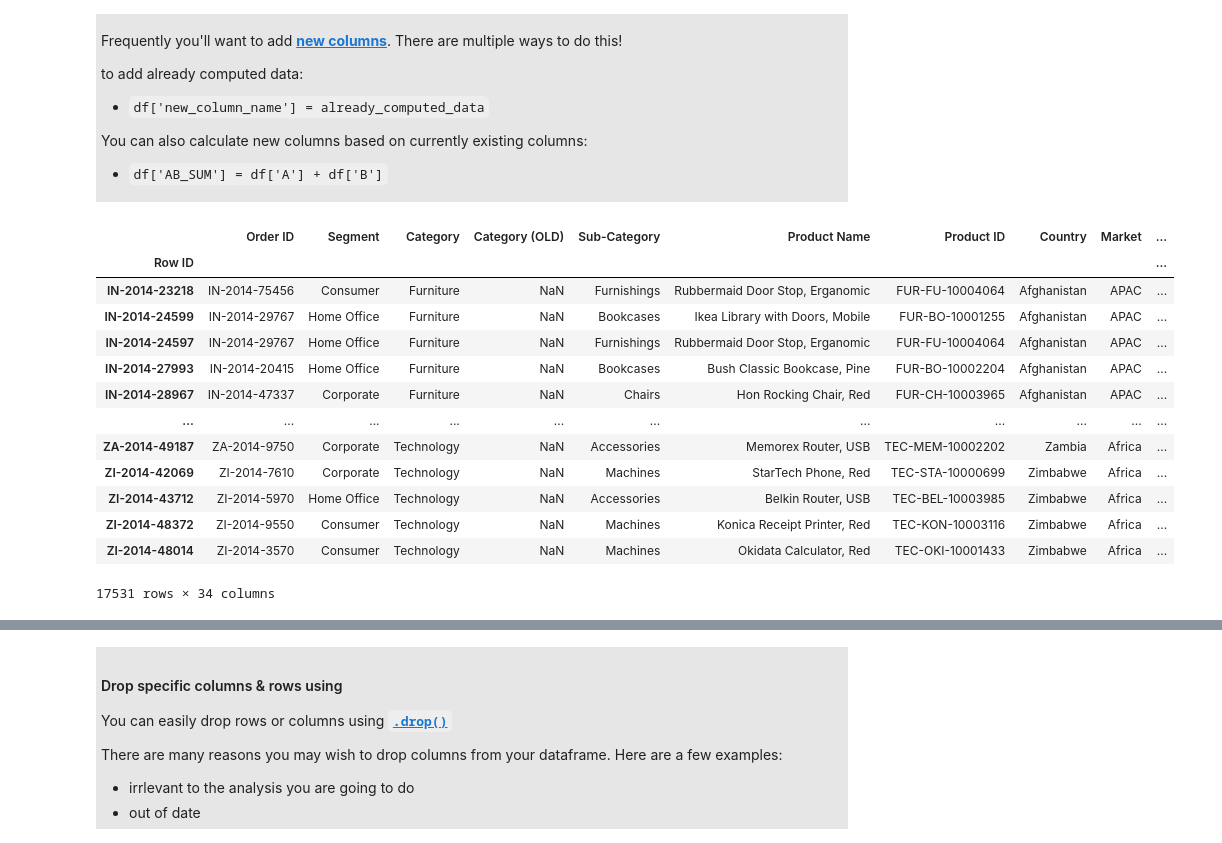
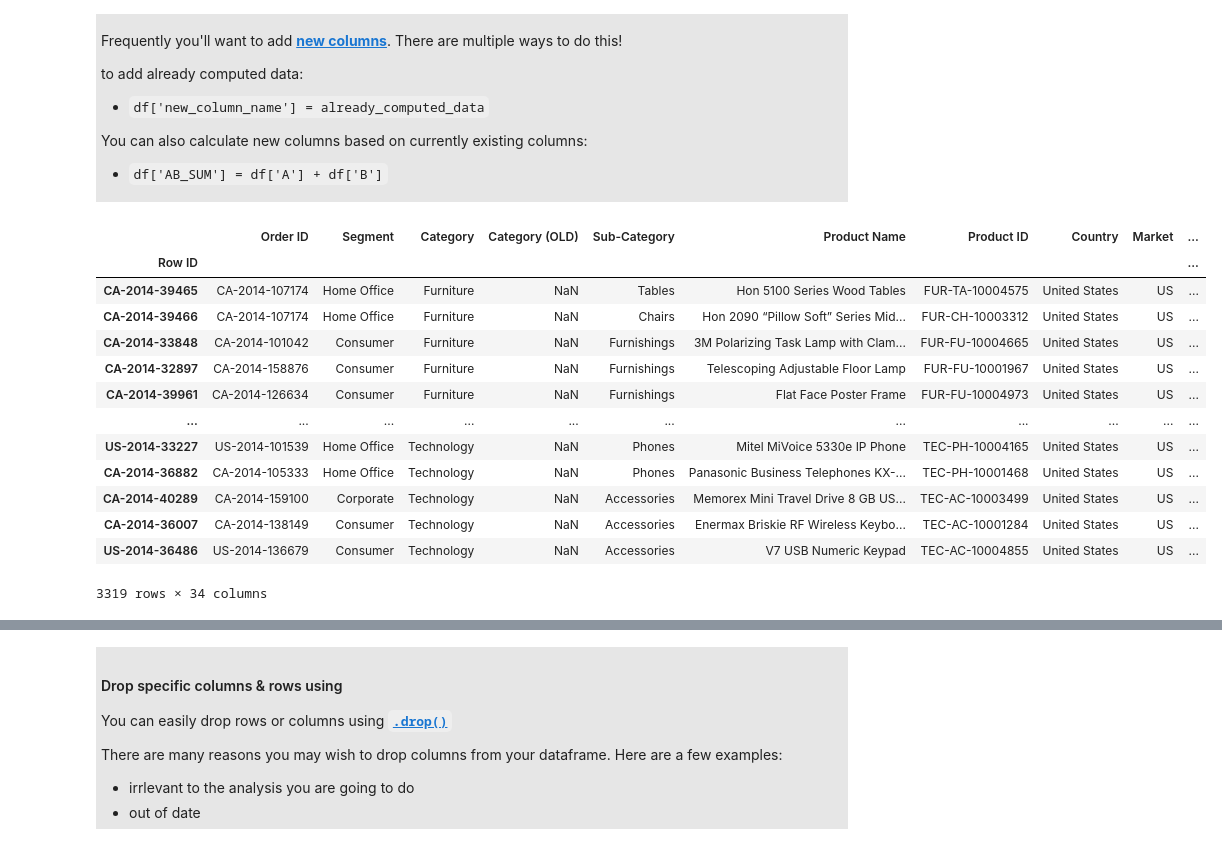
Before and after one commit to AllenInstitute/swdb_2022_python_bootcamp, a Jupyter notebook: PythonBootcamp/06_Introduction_to_Pandas.ipynb, the cells around one changed output, grey strips where cells are left out. Cells and saved outputs as stored; diff of their text form; code cells hidden in the pictures.

```diff
--- a/PythonBootcamp/06_Introduction_to_Pandas.ipynb
+++ b/PythonBootcamp/06_Introduction_to_Pandas.ipynb
@@ -1091,6 +1097,6 @@ manipulation_df[["City, State"]]
 # %%
 # Using , as the separator we will create a new new_string_df containing those two columns
-split_string_df = manipulation_df["City, State"].str.split(",", n = 1, expand = True)
+split_string_df = USA_df["City, State"].str.split(",", n = 1, expand = True)
 
 # view the results
 split_string_df
@@ -1159,30 +1165,30 @@ to add already computed data:
 You can also calculate new columns based on currently existing columns:
 * <code>df['AB_SUM'] = df['A'] + df['B']</code>
 # %%
-# Lets add the "already computed" columns from the split_string_df to our manipulation_df
+# Lets add the "already computed" columns from the split_string_df to our USA_df
 
 # add the new columns
-manipulation_df["City"]= split_string_df["City"]
-manipulation_df["State"]= split_string_df["State"]
+USA_df["City"]= split_string_df["City"]
+USA_df["State"]= split_string_df["State"]
 
 # view the updated dataframe columns to make sure your newly added columns are there
 # hint: they will be added at the end of the columns list
-manipulation_df
+USA_df
 # %% [output]
 |  | Order ID | Segment | Category | Category (OLD) | Sub-Category | Product Name | Product ID | Country | Market | ... |
 | Row ID |  |  |  |  |  |  |  |  |  | ... |
-| IN-2014-23218 | IN-2014-75456 | Consumer | Furniture | NaN | Furnishings | Rubbermaid Door Stop, Erganomic | FUR-FU-10004064 | Afghanistan | APAC | ... |
-| IN-2014-24599 | IN-2014-29767 | Home Office | Furniture | NaN | Bookcases | Ikea Library with Doors, Mobile | FUR-BO-10001255 | Afghanistan | APAC | ... |
-| IN-2014-24597 | IN-2014-29767 | Home Office | Furniture | NaN | Furnishings | Rubbermaid Door Stop, Erganomic | FUR-FU-10004064 | Afghanistan | APAC | ... |
-| IN-2014-27993 | IN-2014-20415 | Home Office | Furniture | NaN | Bookcases | Bush Classic Bookcase, Pine | FUR-BO-10002204 | Afghanistan | APAC | ... |
-| IN-2014-28967 | IN-2014-47337 | Corporate | Furniture | NaN | Chairs | Hon Rocking Chair, Red | FUR-CH-10003965 | Afghanistan | APAC | ... |
+| CA-2014-39465 | CA-2014-107174 | Home Office | Furniture | NaN | Tables | Hon 5100 Series Wood Tables | FUR-TA-10004575 | United States | US | ... |
+| CA-2014-39466 | CA-2014-107174 | Home Office | Furniture | NaN | Chairs | Hon 2090 “Pillow Soft” Series Mid... | FUR-CH-10003312 | United States | US | ... |
+| CA-2014-33848 | CA-2014-101042 | Consumer | Furniture | NaN | Furnishings | 3M Polarizing Task Lamp with Clam... | FUR-FU-10004665 | United States | US | ... |
+| CA-2014-32897 | CA-2014-158876 | Consumer | Furniture | NaN | Furnishings | Telescoping Adjustable Floor Lamp | FUR-FU-10001967 | United States | US | ... |
+| CA-2014-39961 | CA-2014-126634 | Consumer | Furniture | NaN | Furnishings | Flat Face Poster Frame | FUR-FU-10004973 | United States | US | ... |
 | ... | ... | ... | ... | ... | ... | ... | ... | ... | ... | ... |
-| ZA-2014-49187 | ZA-2014-9750 | Corporate | Technology | NaN | Accessories | Memorex Router, USB | TEC-MEM-10002202 | Zambia | Africa | ... |
-| ZI-2014-42069 | ZI-2014-7610 | Corporate | Technology | NaN | Machines | StarTech Phone, Red | TEC-STA-10000699 | Zimbabwe | Africa | ... |
-| ZI-2014-43712 | ZI-2014-5970 | Home Office | Technology | NaN | Accessories | Belkin Router, USB | TEC-BEL-10003985 | Zimbabwe | Africa | ... |
-| ZI-2014-48372 | ZI-2014-9550 | Consumer | Technology | NaN | Machines | Konica Receipt Printer, Red | TEC-KON-10003116 | Zimbabwe | Africa | ... |
-| ZI-2014-48014 | ZI-2014-3570 | Consumer | Technology | NaN | Machines | Okidata Calculator, Red | TEC-OKI-10001433 | Zimbabwe | Africa | ... |
+| US-2014-33227 | US-2014-101539 | Home Office | Technology | NaN | Phones | Mitel MiVoice 5330e IP Phone | TEC-PH-10004165 | United States | US | ... |
+| CA-2014-36882 | CA-2014-105333 | Home Office | Technology | NaN | Phones | Panasonic Business Telephones KX-... | TEC-PH-10001468 | United States | US | ... |
+| CA-2014-40289 | CA-2014-159100 | Corporate | Technology | NaN | Accessories | Memorex Mini Travel Drive 8 GB US... | TEC-AC-10003499 | United States | US | ... |
+| CA-2014-36007 | CA-2014-138149 | Consumer | Technology | NaN | Accessories | Enermax Briskie RF Wireless Keybo... | TEC-AC-10001284 | United States | US | ... |
+| US-2014-36486 | US-2014-136679 | Consumer | Technology | NaN | Accessories | V7 USB Numeric Keypad | TEC-AC-10004855 | United States | US | ... |
-17531 rows × 34 columns
+3319 rows × 34 columns
 # %% [markdown]
 <a id='dropcolumns'></a>
 # %% [markdown]
```
Also changed, not shown: parts of 48 cells of this notebook.
